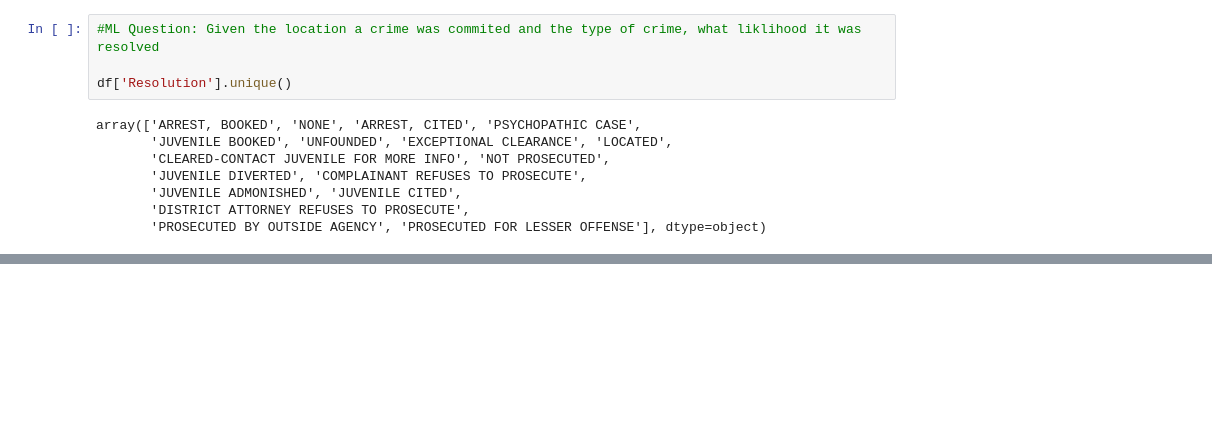
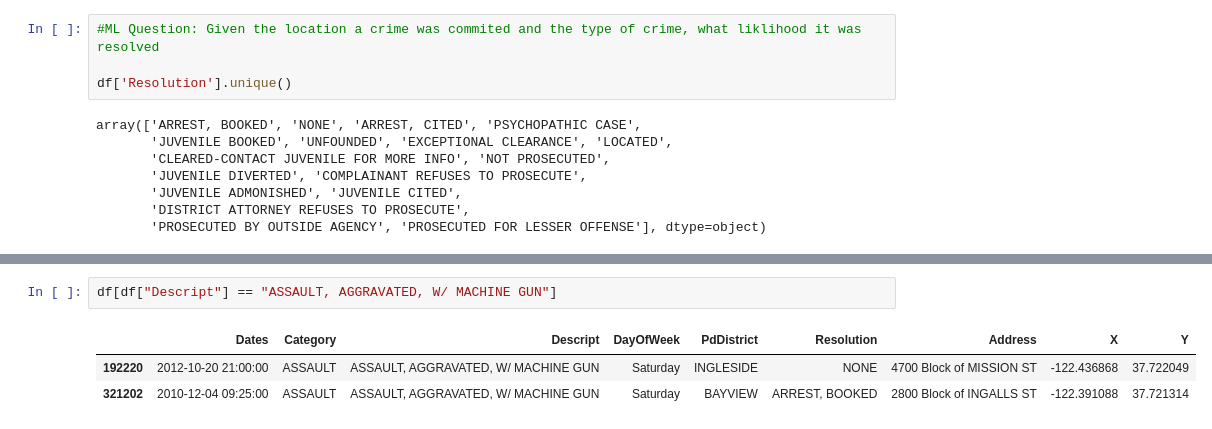
Before and after one commit to JSitter/DS-2-Machine-Learning, a Jupyter notebook: sf-crime.ipynb, the cells around one changed output, grey strips where cells are left out. Cells and saved outputs as stored; diff of their text form; blank space fills up the shorter version.

```diff
--- a/sf-crime.ipynb
+++ b/sf-crime.ipynb
@@ -211,0 +305,6 @@ df[df['Category']=='TREA']
+# %%
+df[df["Descript"] == "ASSAULT, AGGRAVATED, W/ MACHINE GUN"]
+# %% [output]
+|  | Dates | Category | Descript | DayOfWeek | PdDistrict | Resolution | Address | X | Y |
+| 192220 | 2012-10-20 21:00:00 | ASSAULT | ASSAULT, AGGRAVATED, W/ MACHINE GUN | Saturday | INGLESIDE | NONE | 4700 Block of MISSION ST | -122.436868 | 37.722049 |
+| 321202 | 2010-12-04 09:25:00 | ASSAULT | ASSAULT, AGGRAVATED, W/ MACHINE GUN | Saturday | BAYVIEW | ARREST, BOOKED | 2800 Block of INGALLS ST | -122.391088 | 37.721314 |
```
Also changed, not shown: parts of 8 cells of this notebook.
